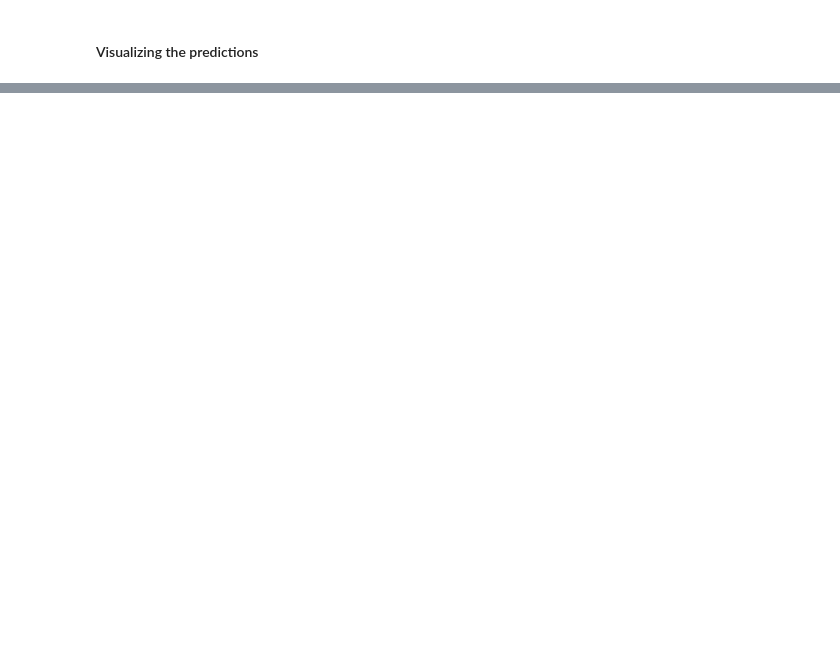
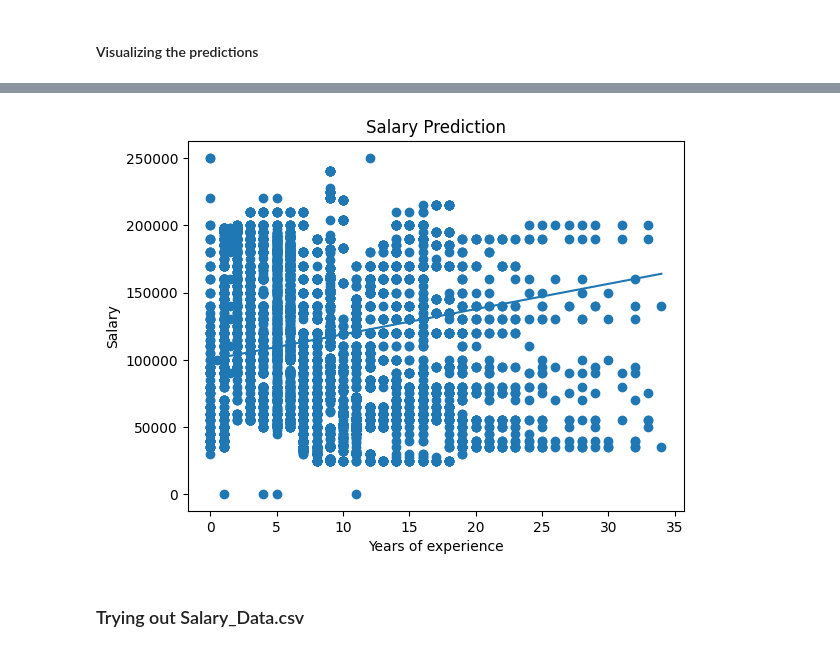
Before and after one commit to Vishal-Singh27/Salary-Predictor, a Jupyter notebook: project.ipynb, the cells around one changed output, grey strips where cells are left out. Saved outputs shown, nothing was run; the diff lists cells and outputs as text; code cells hidden in the pictures; blank space fills up the shorter version.

```diff
--- a/project.ipynb
+++ b/project.ipynb
@@ -31,0 +161,2 @@ y = data["Salary"] # Target
+# %%
+X = np.c_[X[:],X[:, 0] ** 2]
@@ -31,0 +172,10 @@ y = data["Salary"] # Target
+# %%
+mean = X.mean(axis=0)
+std = X.std(axis=0)
+X_normalized = np.zeros((X.shape))
+
+# Z score normalization
+for i in range(len(X)):
+    for j in range(len(X[i])):
+        X_normalized[i][j] = (X[i][j] - mean[j]) / std[j]
+X_normalized
@@ -31,0 +211,2 @@ y = data["Salary"] # Target
+# %%
+w, b = gradient_decent(X, y, [[0], [0], [0]], 0)
@@ -37,0 +238,3 @@ y = data["Salary"] # Target
+# %%
+for i in range(len(y)):
+    print(X_normalized[i, 0], y[i])
@@ -37,0 +252,21 @@ y = data["Salary"] # Target
+# %%
+yhat = list()
+for x in X:
+    yhat.append(f_x(x, w, b))
+
+predictions = []
+for i in range(len(y)):
+    predictions.append([X[i, 0], yhat[i]])
+predictions.sort(key=lambda x:x[0])
+predictions = np.array(predictions)
+
+plt.scatter(predictions[:, 0], y)
+plt.plot(predictions[:, 0], predictions[:, 1])
+plt.xlabel("Years of experience")
+plt.ylabel("Salary")
+plt.title("Salary Prediction")
+plt.show()
+# %% [output]
+[figure, added]
+# %% [markdown]
+### Trying out Salary_Data.csv
```
Also changed, not shown: parts of 29 cells of this notebook, 4 other files.
